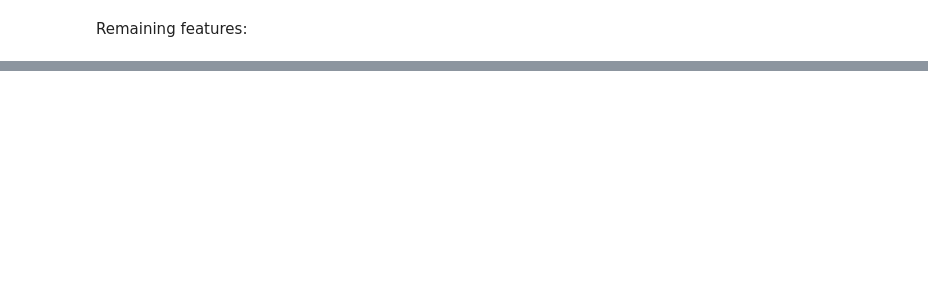
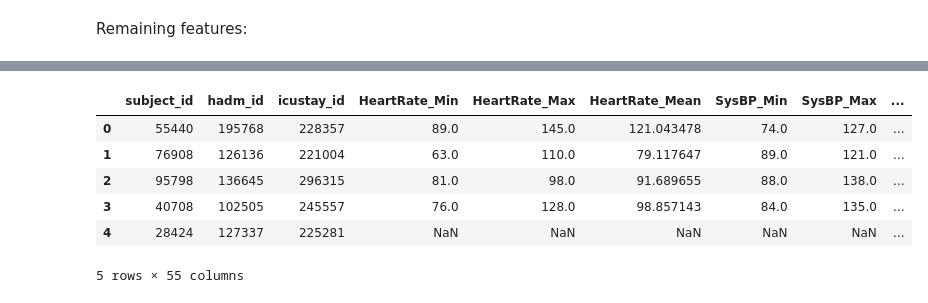
Before and after one commit to pablo-fdz/Project_1_BSE_CL-DL, a Jupyter notebook: 3_preprocessing_CLDL_P1.ipynb, the cells around one changed output, grey strips where cells are left out. Saved outputs shown, nothing was run; the diff lists cells and outputs as text; code cells hidden in the pictures; blank space fills up the shorter version.

Commit message:
FInished first preprocessing

```diff
--- a/3_preprocessing_CLDL_P1.ipynb
+++ b/3_preprocessing_CLDL_P1.ipynb
@@ -712,0 +139,4 @@ In this step, we export the dataframes to csv so they can be easily imported for
+# %%
+df_concat2 = pd.concat([df_train2, df_test2])
+
+df_concat2.drop(columns = ['RELIGION', 'ETHNICITY'], inplace = True)
@@ -712,0 +204,26 @@ In this step, we export the dataframes to csv so they can be easily imported for
+# %%
+def ohe_join(dataframe: pd.DataFrame, variables_to_encode: list, na_column: bool, drop_first: bool):
+    for column in variables_to_encode:
+        # We encode OHE each variable, creating an additional column which stores NaN
+        ohe = pd.get_dummies(data = dataframe[column], drop_first = drop_first, dummy_na = na_column)
+
+        # Rename columns to avoid potential conflicts
+        ohe.columns = [f"{column}_{str(col)}" for col in ohe.columns]
+
+        # Concatenate along the columns the encoded dataframe to the input dataframe
+        dataframe = pd.concat([dataframe, ohe], axis=1)
+
+        # Drop the original columns from the dataframe
+        dataframe = dataframe.drop(labels=column, axis=1)
+
+    return dataframe
+# %%
+# Create copy of the data frame
+df_concat3 = df_concat2.copy()
+
+# We apply OHE to the combined dataset
+df_concat3 = ohe_join(
+    dataframe = df_concat3,
+    variables_to_encode = categorical_features,
+    na_column = False,
+    drop_first = False)
@@ -712,0 +299,9 @@ In this step, we export the dataframes to csv so they can be easily imported for
+# %%
+# Again, we divide the concatenated data frame into training and test
+
+# Divide again into test and training datasets
+df_train3 = df_concat3[df_concat3['train'] == 1].copy()
+df_test3 = df_concat3[df_concat3['train'] == 0].copy()
+
+# Drop target from test
+df_test3.drop(columns = ['HOSPITAL_EXPIRE_FLAG'], inplace = True)
@@ -712,0 +318,10 @@ In this step, we export the dataframes to csv so they can be easily imported for
+# %%
+df_test3.head()
+# %% [output]
+|  | subject_id | hadm_id | icustay_id | HeartRate_Min | HeartRate_Max | HeartRate_Mean | SysBP_Min | SysBP_Max | ... |
+| 0 | 55440 | 195768 | 228357 | 89.0 | 145.0 | 121.043478 | 74.0 | 127.0 | ... |
+| 1 | 76908 | 126136 | 221004 | 63.0 | 110.0 | 79.117647 | 89.0 | 121.0 | ... |
+| 2 | 95798 | 136645 | 296315 | 81.0 | 98.0 | 91.689655 | 88.0 | 138.0 | ... |
+| 3 | 40708 | 102505 | 245557 | 76.0 | 128.0 | 98.857143 | 84.0 | 135.0 | ... |
+| 4 | 28424 | 127337 | 225281 | NaN | NaN | NaN | NaN | NaN | ... |
+5 rows × 55 columns
```
Also changed, not shown: parts of 88 cells of this notebook, 7 other files.
